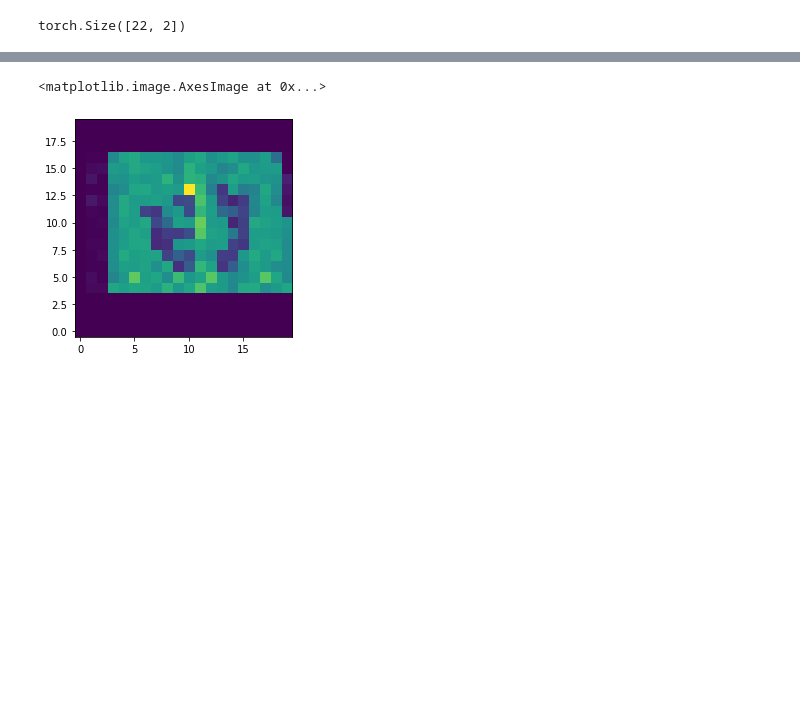
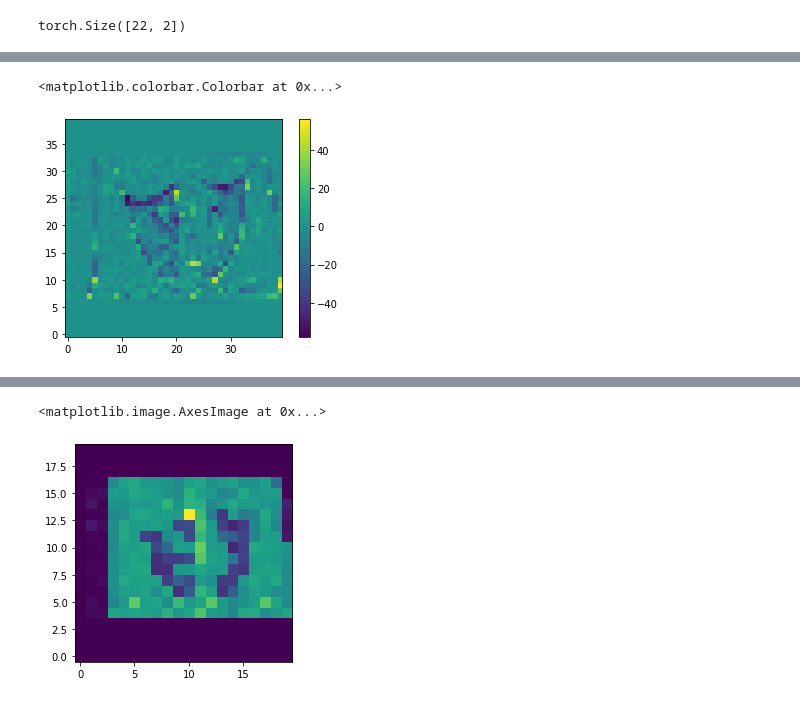
Before and after one commit to bgris/implicitmodules, a Jupyter notebook: script/torch/ImageMatching_Multishape.ipynb, the cells around one changed output, grey strips where cells are left out. Saved outputs shown, nothing was run; the diff lists cells and outputs as text; code cells hidden in the pictures; blank space fills up the shorter version.

```diff
--- a/script/torch/ImageMatching_Multishape.ipynb
+++ b/script/torch/ImageMatching_Multishape.ipynb
@@ -231,0 +241,6 @@ plt.colorbar()
+# %%
+plt.imshow(target_deformable.geometry[0] - deformed_image.detach(), origin='lower')
+plt.colorbar()
+# %% [output]
+<matplotlib.colorbar.Colorbar at 0x...>
+[figure, added]
```
Also changed, not shown: parts of 23 cells of this notebook.
